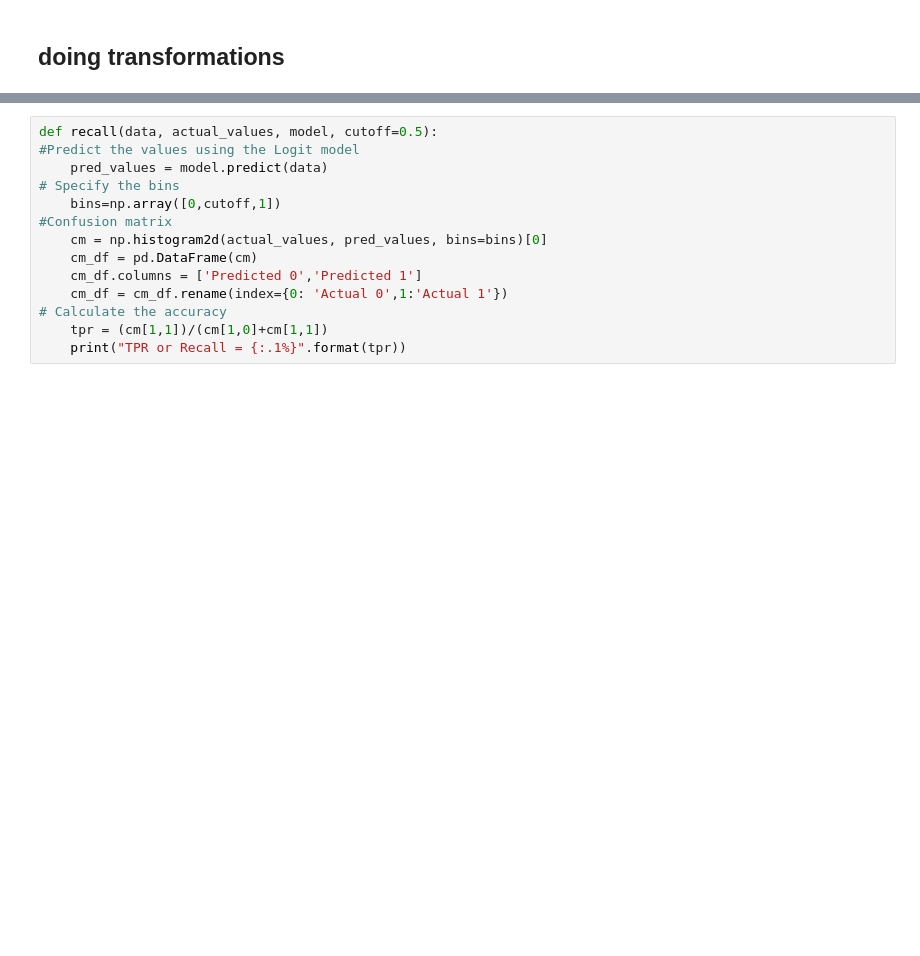
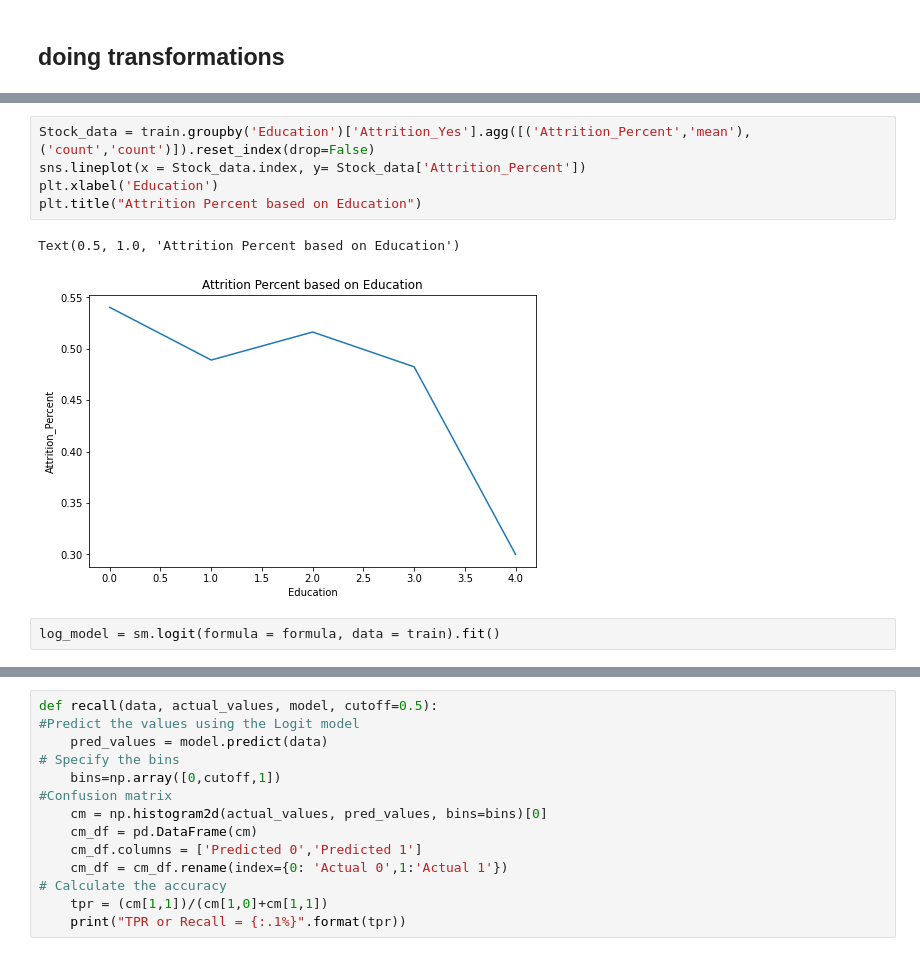
Before and after one commit to catherineerickson/Attrition-Project, a Jupyter notebook: Improved_Model (final pre presentation)-Copy1.ipynb, the cells around one changed output, grey strips where cells are left out. Drawn from its saved outputs; the diff is of its cells as text; blank space fills up the shorter version.

```diff
--- a/Improved_Model (final pre presentation)-Copy1.ipynb
+++ b/Improved_Model (final pre presentation)-Copy1.ipynb
@@ -713,0 +751,10 @@ for combo in itertools.combinations(X_backup.columns, 2):
+# %%
+Stock_data = train.groupby('Education')['Attrition_Yes'].agg([('Attrition_Percent','mean'),('count','count')]).reset_index(drop=False)
+sns.lineplot(x = Stock_data.index, y= Stock_data['Attrition_Percent'])
+plt.xlabel('Education')
+plt.title("Attrition Percent based on Education")
+# %% [output]
+Text(0.5, 1.0, 'Attrition Percent based on Education')
+[figure, added]
+# %%
+log_model = sm.logit(formula = formula, data = train).fit()
```
Also changed, not shown: parts of 43 cells of this notebook.
